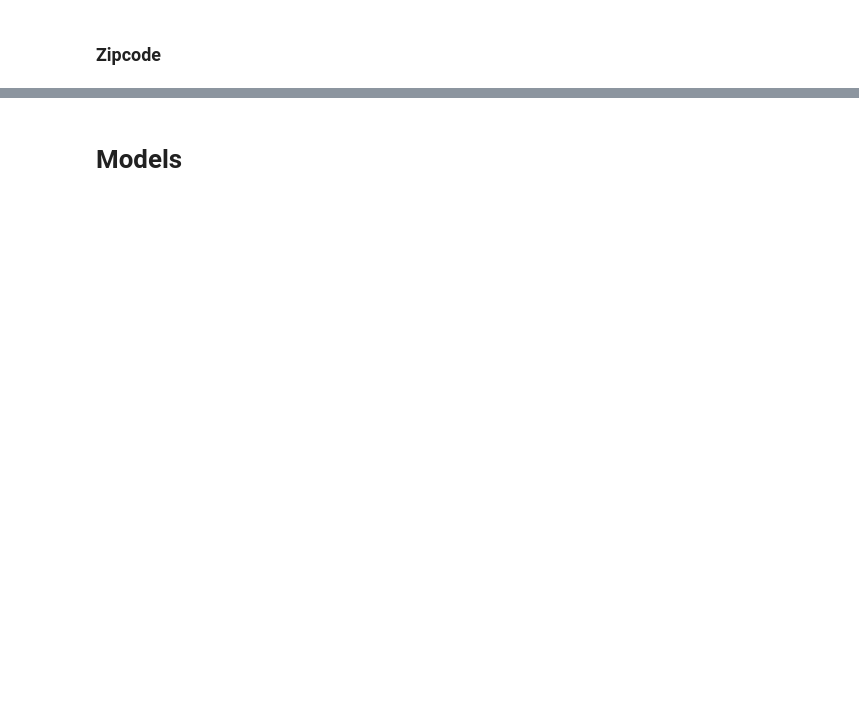
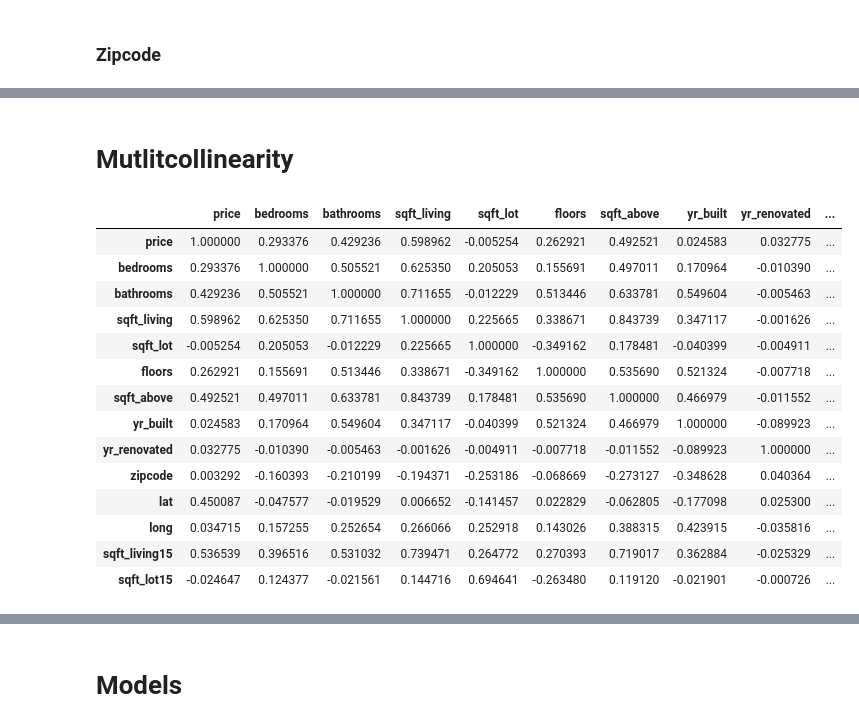
Before and after one commit to alvaromendizabal/dsc-phase-2-project-v2-3, a Jupyter notebook: alvaro.ipynb, the cells around one changed output, grey strips where cells are left out. Saved outputs shown, nothing was run; the diff lists cells and outputs as text; code cells hidden in the pictures; blank space fills up the shorter version.

```diff
--- a/alvaro.ipynb
+++ b/alvaro.ipynb
@@ -78,0 +127,2 @@ sns.heatmap(df.corr());
+# %%
+df.drop(['date', 'id'], axis=1, inplace=True)
@@ -163,16 +197,8 @@ Name: bedrooms, dtype: int64
-# %%
-#drop the 33 bedroom outlier
-df = df[df['bedrooms'] != 33]
-df = df[df['bedrooms'] != 11]
-df = df[df['bedrooms'] != 10]
-df = df[df['bedrooms'] != 9]
-df = df[df['bedrooms'] != 8]
-#df = df[df['bedrooms'] != 7]
 # %% [markdown]
 ### Price
 # %%
 # calculate 25, 75, iqr, whiskers for 'price'
-price_q25, price_q75 = np.percentile(df['price'], [25, 75])
+price_q75, price_q25 = np.percentile(df['price'], [75, 25])
 price_iqr = price_q75 - price_q25
 price_min = price_q25 - (1.5 * price_iqr)
 price_max = price_q75 + (1.5 * price_iqr)
@@ -274,4 +253,0 @@ dtype: int64
-# %%
-#drop the 33 bedroom outlier
-df.drop(['date', 'yr_renovated', 'sqft_basement'], axis=1, inplace=True)
-df.head()
@@ -377,2 +389,22 @@ X_train['waterfront'] = waterfront_encoded_test
 # %%
 X_train, X_test, encoded_zipcode = ohe(X_train, X_test, ['zipcode'])
+# %% [markdown]
+# Mutlitcollinearity
+# %%
+df.corr()
+# %% [output]
+|  | price | bedrooms | bathrooms | sqft_living | sqft_lot | floors | sqft_above | yr_built | yr_renovated | ... |
+| price | 1.000000 | 0.293376 | 0.429236 | 0.598962 | -0.005254 | 0.262921 | 0.492521 | 0.024583 | 0.032775 | ... |
+| bedrooms | 0.293376 | 1.000000 | 0.505521 | 0.625350 | 0.205053 | 0.155691 | 0.497011 | 0.170964 | -0.010390 | ... |
+| bathrooms | 0.429236 | 0.505521 | 1.000000 | 0.711655 | -0.012229 | 0.513446 | 0.633781 | 0.549604 | -0.005463 | ... |
+| sqft_living | 0.598962 | 0.625350 | 0.711655 | 1.000000 | 0.225665 | 0.338671 | 0.843739 | 0.347117 | -0.001626 | ... |
+| sqft_lot | -0.005254 | 0.205053 | -0.012229 | 0.225665 | 1.000000 | -0.349162 | 0.178481 | -0.040399 | -0.004911 | ... |
+| floors | 0.262921 | 0.155691 | 0.513446 | 0.338671 | -0.349162 | 1.000000 | 0.535690 | 0.521324 | -0.007718 | ... |
+| sqft_above | 0.492521 | 0.497011 | 0.633781 | 0.843739 | 0.178481 | 0.535690 | 1.000000 | 0.466979 | -0.011552 | ... |
+| yr_built | 0.024583 | 0.170964 | 0.549604 | 0.347117 | -0.040399 | 0.521324 | 0.466979 | 1.000000 | -0.089923 | ... |
+| yr_renovated | 0.032775 | -0.010390 | -0.005463 | -0.001626 | -0.004911 | -0.007718 | -0.011552 | -0.089923 | 1.000000 | ... |
+| zipcode | 0.003292 | -0.160393 | -0.210199 | -0.194371 | -0.253186 | -0.068669 | -0.273127 | -0.348628 | 0.040364 | ... |
+| lat | 0.450087 | -0.047577 | -0.019529 | 0.006652 | -0.141457 | 0.022829 | -0.062805 | -0.177098 | 0.025300 | ... |
+| long | 0.034715 | 0.157255 | 0.252654 | 0.266066 | 0.252918 | 0.143026 | 0.388315 | 0.423915 | -0.035816 | ... |
+| sqft_living15 | 0.536539 | 0.396516 | 0.531032 | 0.739471 | 0.264772 | 0.270393 | 0.719017 | 0.362884 | -0.025329 | ... |
+| sqft_lot15 | -0.024647 | 0.124377 | -0.021561 | 0.144716 | 0.694641 | -0.263480 | 0.119120 | -0.021901 | -0.000726 | ... |
```
Also changed, not shown: parts of 112 cells of this notebook, 2 other files.
